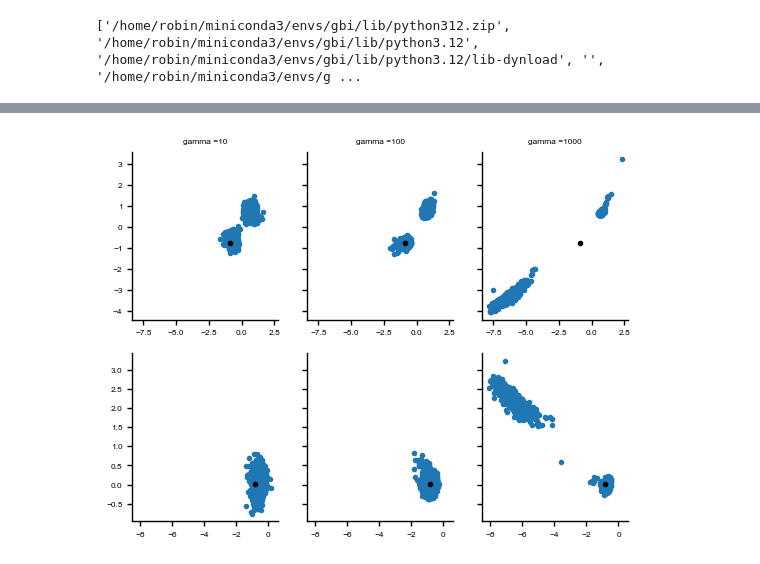
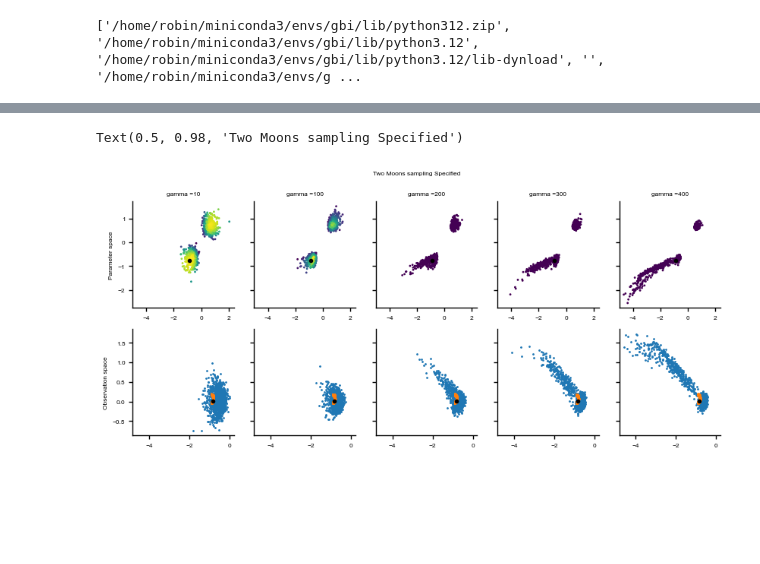
Before and after one commit to mackelab/neuralgbi_diffusion, a Jupyter notebook: notebooks/new_guidance.ipynb, the cells around one changed output, grey strips where cells are left out. Cells and saved outputs as stored; diff of their text form; code cells hidden in the pictures; blank space fills up the shorter version.

```diff
--- a/notebooks/new_guidance.ipynb
+++ b/notebooks/new_guidance.ipynb
@@ -26,13 +27,14 @@ from sourcerer.simulators import TwoMoonsSimulator
 
 # specify matplotlib rc file
 plt.style.use(str(project_root / ".matplotlibrc"))
-# %%
-guidance_ckpt = str(project_root) + "/neuralgbi_diffusion/results/train_guidance/two_moons/2025-03-26-15-31-19/lightning_logs/version_0/epoch=64-step=2600.ckpt"
-guidance_ckpt = "/home/robin/projects/lab_project/neuralgbi_diffusion/results/train_guidance/two_moons/2025-03-26-17-46-02/lightning_logs/version_0/epoch=99-step=4000.ckpt"
-guidance = Guidance.load_from_checkpoint(guidance_ckpt)
 # %%
 x, theta = load_observed_data("../data/two_moons_1000.pt")
 dist_matrix = compute_distances(mse_dist, x, x)
+# %%
+res_net_guidance_ckpt = "/home/robin/projects/lab_project/neuralgbi_diffusion/results/train_guidance/two_moons/2025-03-26-17-46-02/lightning_logs/version_0/epoch=99-step=4000.ckpt"
+fc_net_guidance_ckpt = "/home/robin/projects/lab_project/neuralgbi_diffusion/results/train_guidance/two_moons/2025-03-27-11-40-53/lightning_logs/version_0/epoch=94-step=3800.ckpt"
+ada_net_guidance_ckpt = "/home/robin/projects/lab_project/neuralgbi_diffusion/results/train_guidance/two_moons/2025-03-27-12-08-34/lightning_logs/version_0/epoch=54-step=2200.ckpt"
+guidance = Guidance.load_from_checkpoint(ada_net_guidance_ckpt)
 # %%
 fig, (ax1, ax2, ax3) = plt.subplots(ncols=3, sharex=True, sharey=True, figsize=(6, 2))
 
@@ -83,11 +95,20 @@ fig.tight_layout()
 # %%
 diffusion_ckpt = "/home/robin/projects/lab_project/neuralgbi_diffusion/results/train_diffusion/two_moons/2025-03-27-01-38-46/lightning_logs/version_0/epoch=99-step=4000.ckpt"
-sampler = DiffusionSampler(diffusion_ckpt, guidance_ckpt, Config.from_file("../config/sampling_diffusion.yaml"))
+
+config: Config = Config.from_file("../config/sampling_diffusion.yaml")
+sampler = DiffusionSampler(
+    diffusion_ckpt, res_net_guidance_ckpt, config.observed_data_file, config.beta, False
+)
+#   sampler._guidance_model._net._latent_mlp = nn.Sequential(
+#     sampler._guidance_model._net._latent_mlp._modules["0"],
+#     sampler._guidance_model._net._latent_mlp._modules["1"],
+# )
 # %%
 samples = []
-gammas = [10, 100, 1000]
+gammas = [10, 100, 200, 300, 400]
+n_samples = 1000
 for gamma in gammas:
-    sampler.update_beta(gamma)
-    samples.append(sampler.forward(1000).detach())
+    sampler.update_gamma(gamma)
+    samples.append(sampler.forward(n_samples).detach())
 samples = torch.stack(samples)
 # %% [output]
@@ -111,21 +116,30 @@ tensor([[[[ 0.4642,  1.0868],
 # %%
 x, theta = load_observed_data("../data/observed_data/two_moons_10.pt")
 simulator = TwoMoonsSimulator()
 
-fig, axs = plt.subplots(ncols=3, nrows=2, sharex="row", sharey="row")
+fig, axs = plt.subplots(ncols=len(gammas), nrows=2, sharex="row", sharey="row", figsize=(2 * len(gammas), 4))
 
 ax.scatter(*theta[0])
 ax.scatter(*samples[:, 0].T)
 
 sample_idx = 0
 for idx, gamma in enumerate(gammas):
     axs[0, idx].scatter(*theta[sample_idx])
-    axs[0, idx].scatter(*samples[idx, :, sample_idx].T, zorder=-1)
+    time_repr = sampler._guidance_model.get_diff_time_repr(np.zeros(n_samples))
+    ll = sampler._guidance_model.forward(samples[idx, :, sample_idx], x[None, [sample_idx]].repeat(n_samples, 1, 1), time_repr)
+    ll = torch.exp(-gamma * ll.detach()).flatten()
+    axs[0, idx].scatter(*samples[idx, :, sample_idx].T, c=ll, zorder=-1, s=1)
 
     axs[1, idx].scatter(*x[sample_idx])
     preds = simulator.sample(samples[idx, :, sample_idx])
-    axs[1, idx].scatter(*preds.T, zorder=-1)
+    axs[1, idx].scatter(*preds.T, zorder=-1, s=1)
+    gt = simulator.sample(theta[[sample_idx]].repeat(n_samples, 1))
+    axs[1, idx].scatter(*gt.T, zorder=-1, s=1)
+    axs[0, idx].set_title(f"{gamma =}")
 
-    axs[0, idx].set_title(f"{gamma =}")
+axs[0, 0].set_ylabel("Parameter space")
+axs[1, 0].set_ylabel("Observation space")
+fig.suptitle("Two Moons sampling Specified")
 # %% [output]
+Text(0.5, 0.98, 'Two Moons sampling Specified')
-[figure, old version]
+[figure, new version]
```
Also changed, not shown: parts of 5 cells of this notebook, 1 other file.
